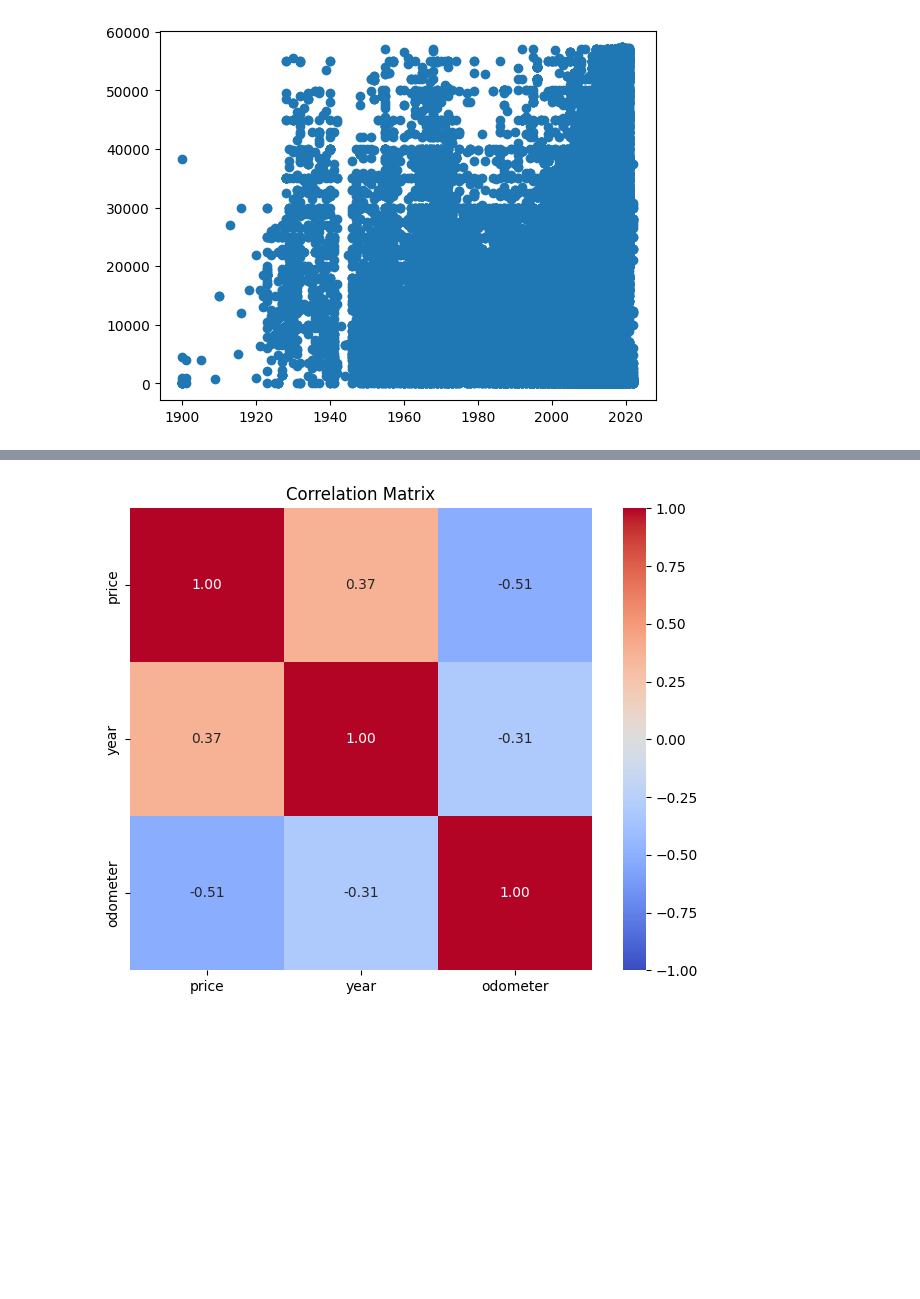
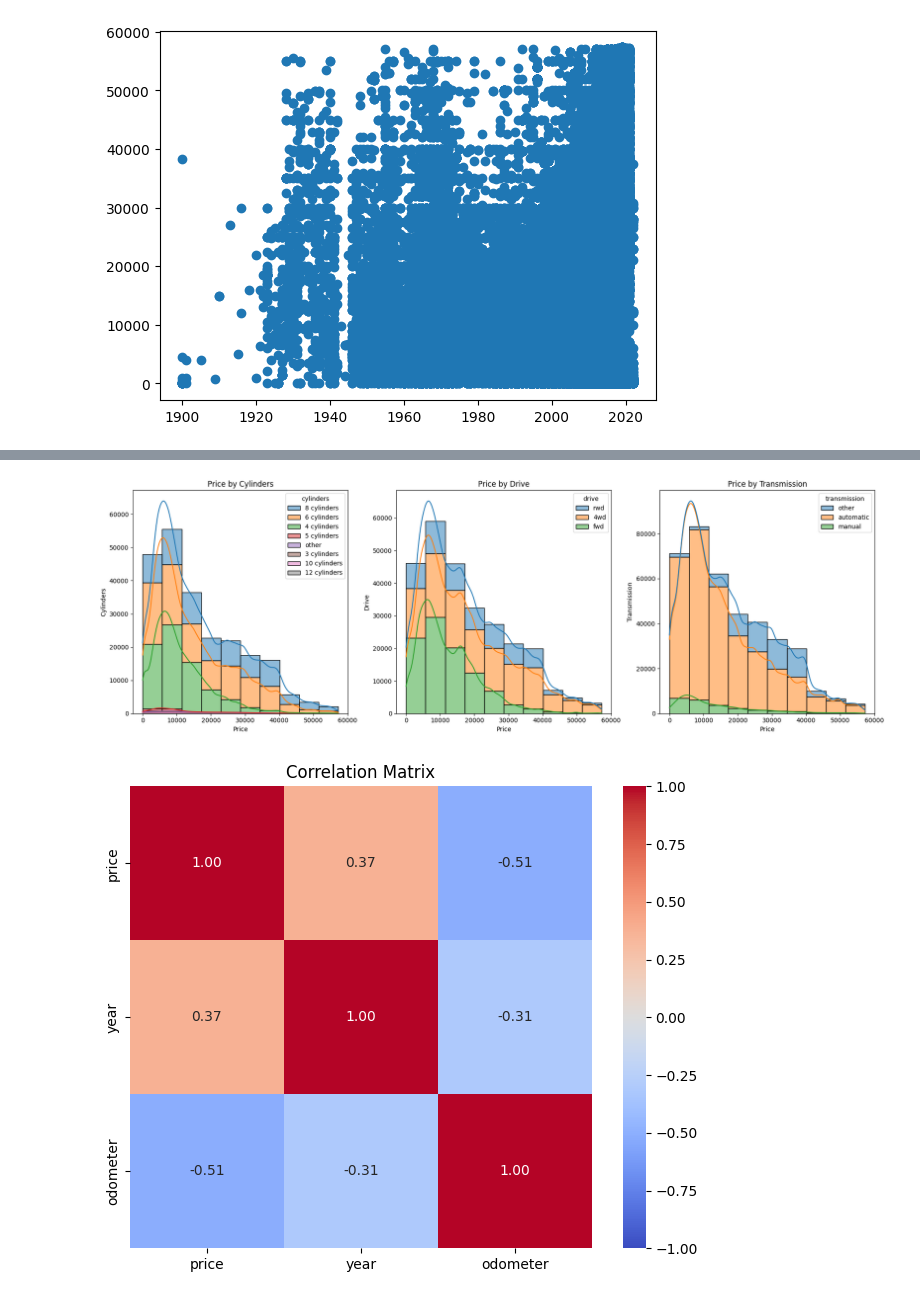
Before and after one commit to sonia-james/AIMLModule11, a Jupyter notebook: Used_Cars_Model.ipynb, the cells around one changed output, grey strips where cells are left out. Drawn from its saved outputs; the diff is of its cells as text; code cells hidden in the pictures; blank space fills up the shorter version.

```diff
--- a/Used_Cars_Model.ipynb
+++ b/Used_Cars_Model.ipynb
@@ -285,3 +312,30 @@ plt.scatter(usedCars['year'], usedCars['price'],  marker='o')
+# %%
+# Create subplots (1 row, 3 columns)
+fig, axes = plt.subplots(1, 3, figsize=(18, 6))
+
+# Plot 1 - Histogram for Price and Cylinders
+sns.histplot(data=usedCars, x='price', hue='cylinders', kde=True, multiple="stack", bins=10, ax=axes[0])
+axes[0].set_title('Price by Cylinders')
+axes[0].set_xlabel('Price')
+axes[0].set_ylabel('Cylinders')
+
+# Plot 2 - Histogram for Price and Drive
+sns.histplot(data=usedCars, x='price', hue='drive', kde=True, multiple="stack", bins=10, ax=axes[1])
+axes[1].set_title('Price by Drive')
+axes[1].set_xlabel('Price')
+axes[1].set_ylabel('Drive')
+
+# Plot 3 - Histogram for Price and Transmission
+sns.histplot(data=usedCars, x='price', hue='transmission', kde=True, multiple="stack", bins=10, ax=axes[2])
+axes[2].set_title('Price by Transmission')
+axes[2].set_xlabel('Price')
+axes[2].set_ylabel('Transmission')
+
+# Adjust the layout and show the plot
+plt.tight_layout()
+plt.show()
+# %% [output]
+[figure, added]
 # %%
 #usedCars[['model']]
 
```
Also changed, not shown: parts of 14 cells of this notebook.
